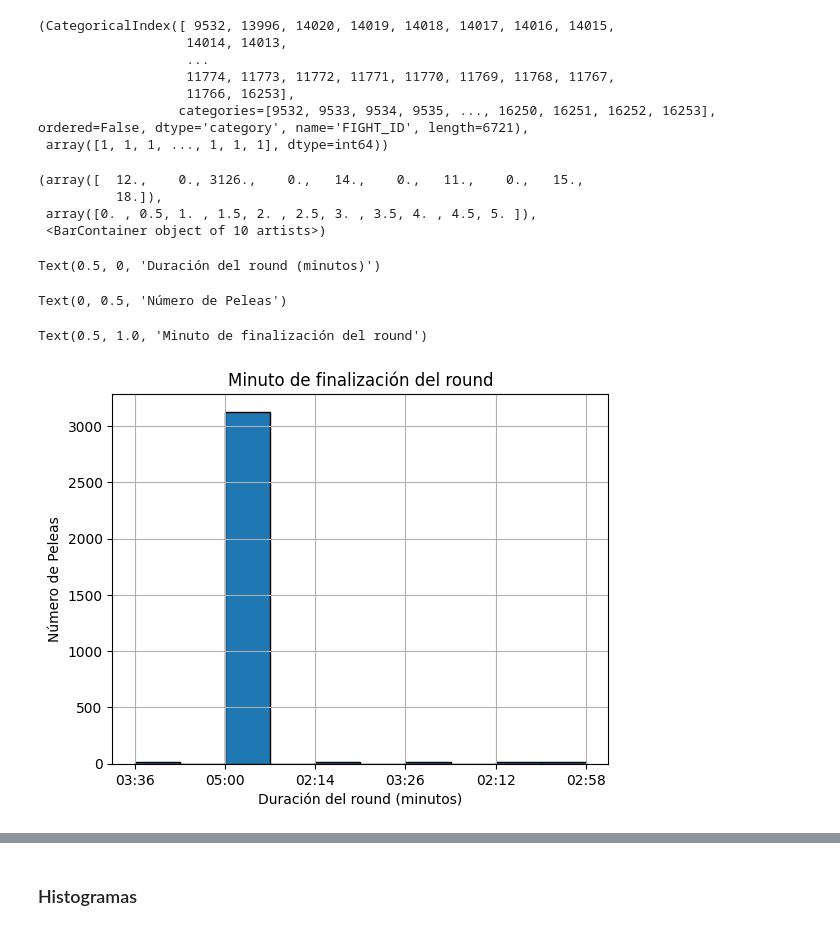
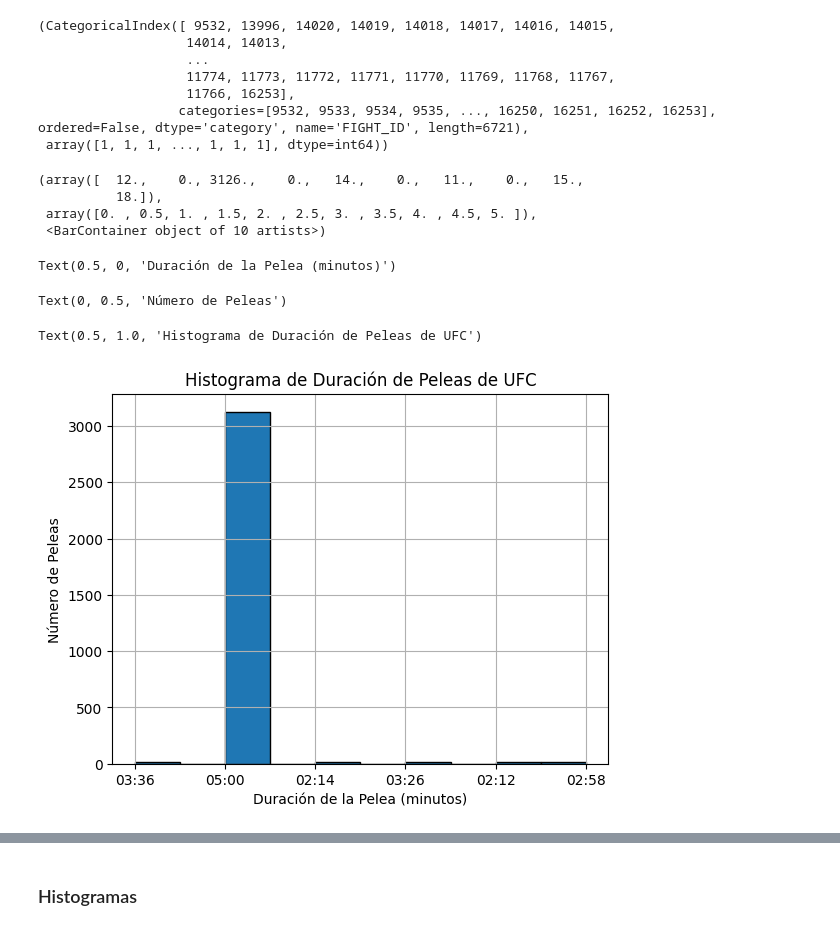
Before and after one commit to YaotecatlMtz/analisisUFC, a Jupyter notebook: proyecto_test.ipynb, the cells around one changed output, grey strips where cells are left out. Drawn from its saved outputs; the diff is of its cells as text; code cells hidden in the pictures.

```diff
--- a/proyecto_test.ipynb
+++ b/proyecto_test.ipynb
@@ -260,3 +306,18 @@ FIGHT_ID
 11766    0.000149
 16253    0.000149
 Name: proportion, Length: 6721, dtype: float64
+# %%
+df.TIME = df['TIME'].str.split(':').apply(lambda x: int(x[0]) * 60 + int(x[1]))
+# Calcula la mediana, moda y desviación estándar
+median = df['TIME'].median()
+mode = df['TIME'].mode()
+std = df['TIME'].std()
+
+# Calcula los cuartiles
+q1 = df['TIME'].quantile(0.25)
+q3 = df['TIME'].quantile(0.75)
+iqr = q3 - q1
+print("Median:", median)
+print("Mode:", mode)
+print("Standard Deviation:", std)
+print("Interquartilic Range: ", iqr)
@@ -275,19 +363,19 @@ freq.index, freq.values
 # %%
 #Histograma de duracion de peleas solo que no se pq no sale en orden
 plt.hist(df['TIME'], bins=10, range=(0, 5), edgecolor='k')
-plt.xlabel('Duración del round (minutos)')
+plt.xlabel('Duración de la Pelea (minutos)')
 plt.ylabel('Número de Peleas')
-plt.title('Minuto de finalización del round')
+plt.title('Histograma de Duración de Peleas de UFC')
 plt.grid(True)
 
 # Mostrar el histograma
 plt.show()
 # %% [output]
 (array([  12.,    0., 3126.,    0.,   14.,    0.,   11.,    0.,   15.,
           18.]),
  array([0. , 0.5, 1. , 1.5, 2. , 2.5, 3. , 3.5, 4. , 4.5, 5. ]),
  <BarContainer object of 10 artists>)
-Text(0.5, 0, 'Duración del round (minutos)')
+Text(0.5, 0, 'Duración de la Pelea (minutos)')
 Text(0, 0.5, 'Número de Peleas')
-Text(0.5, 1.0, 'Minuto de finalización del round')
+Text(0.5, 1.0, 'Histograma de Duración de Peleas de UFC')
-[figure, old version]
+[figure, new version]
```
Also changed, not shown: parts of 14 cells of this notebook.
